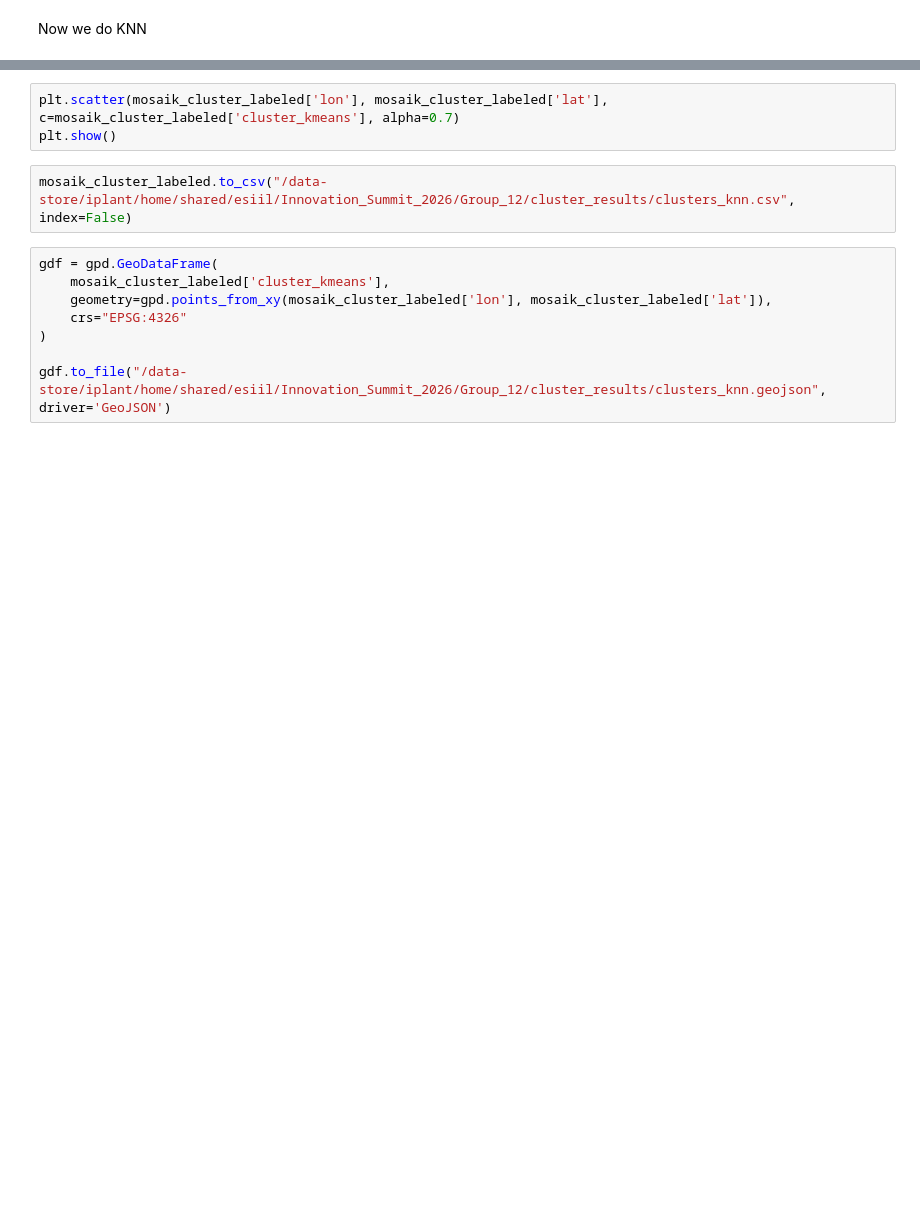
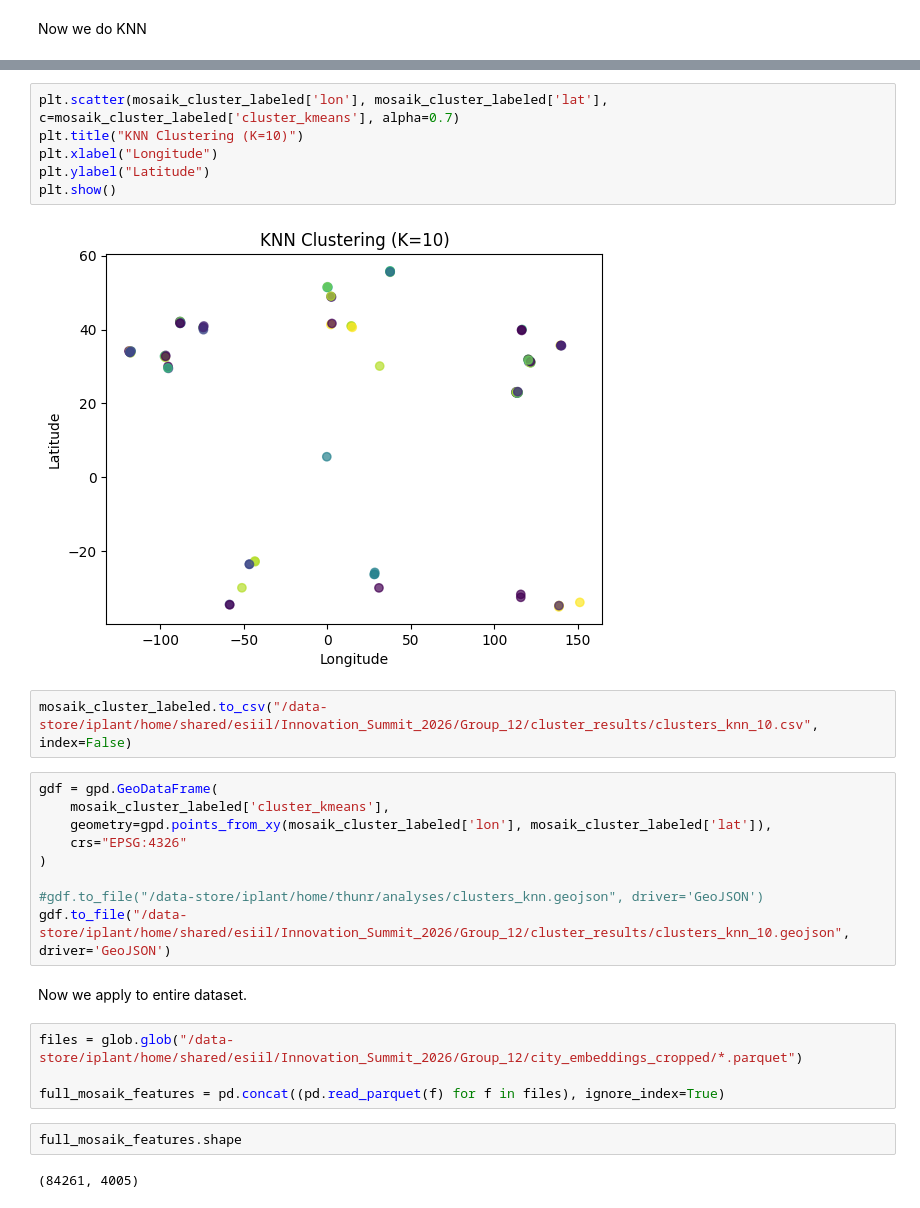
Before and after one commit to CU-ESIIL/Summit_group_2026_12, a Jupyter notebook: workflows/code/cluster_process.ipynb, the cells around one changed output, grey strips where cells are left out. Saved outputs shown, nothing was run; the diff lists cells and outputs as text; blank space fills up the shorter version.

```diff
--- a/workflows/code/cluster_process.ipynb
+++ b/workflows/code/cluster_process.ipynb
@@ -202,8 +262,13 @@ print(mosaik_cluster_labeled.shape)
 # %%
 plt.scatter(mosaik_cluster_labeled['lon'], mosaik_cluster_labeled['lat'], c=mosaik_cluster_labeled['cluster_kmeans'], alpha=0.7)
+plt.title("KNN Clustering (K=10)")
+plt.xlabel("Longitude")
+plt.ylabel("Latitude")
 plt.show()
+# %% [output]
+[figure, added]
 # %%
-mosaik_cluster_labeled.to_csv("/data-store/iplant/home/shared/esiil/Innovation_Summit_2026/Group_12/cluster_results/clusters_knn.csv", index=False)
+mosaik_cluster_labeled.to_csv("/data-store/iplant/home/shared/esiil/Innovation_Summit_2026/Group_12/cluster_results/clusters_knn_10.csv", index=False)
 # %%
 gdf = gpd.GeoDataFrame(
     mosaik_cluster_labeled['cluster_kmeans'],
@@ -211,4 +276,15 @@ gdf = gpd.GeoDataFrame(
     crs="EPSG:4326"
 )
 
-gdf.to_file("/data-store/iplant/home/shared/esiil/Innovation_Summit_2026/Group_12/cluster_results/clusters_knn.geojson", driver='GeoJSON')
+#gdf.to_file("/data-store/iplant/home/thunr/analyses/clusters_knn.geojson", driver='GeoJSON')
+gdf.to_file("/data-store/iplant/home/shared/esiil/Innovation_Summit_2026/Group_12/cluster_results/clusters_knn_10.geojson", driver='GeoJSON')
+# %% [markdown]
+Now we apply to entire dataset.
+# %%
+files = glob.glob("/data-store/iplant/home/shared/esiil/Innovation_Summit_2026/Group_12/city_embeddings_cropped/*.parquet")
+
+full_mosaik_features = pd.concat((pd.read_parquet(f) for f in files), ignore_index=True)
+# %%
+full_mosaik_features.shape
+# %% [output]
+(84261, 4005)
```
Also changed, not shown: parts of 23 cells of this notebook.
